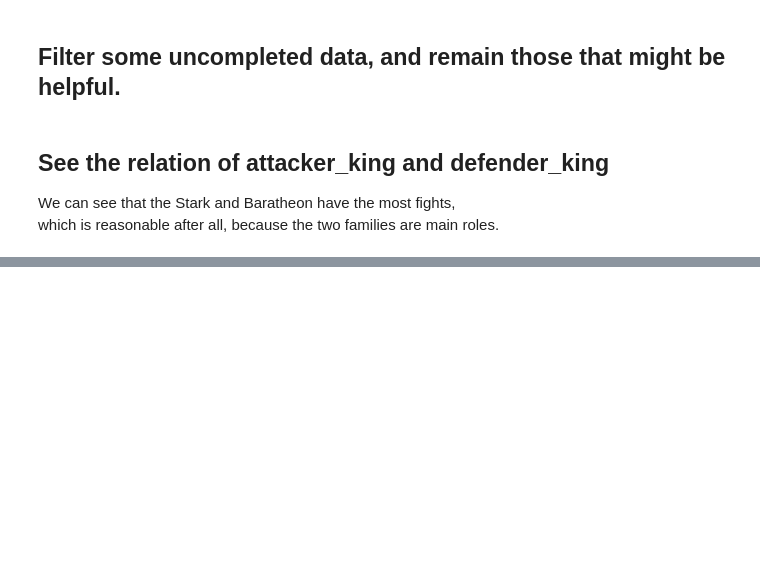
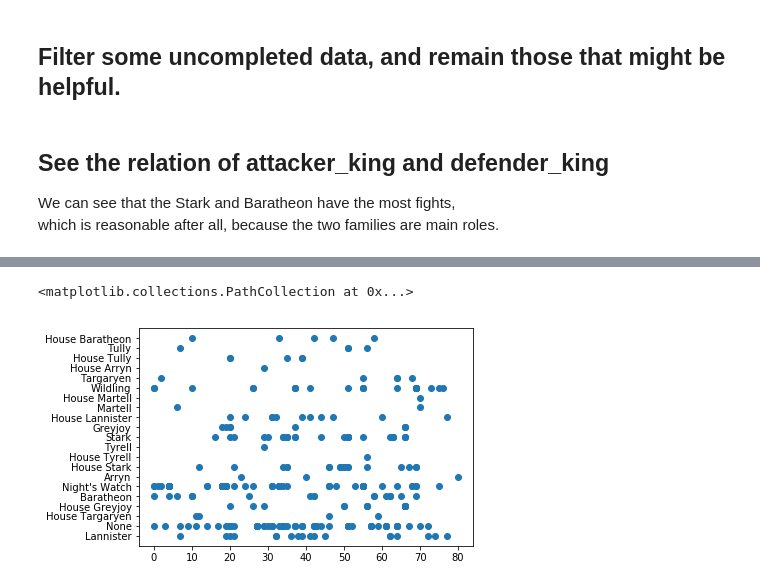
Before and after one commit to PengWenChen/FDA-Course, a Jupyter notebook: HW1/FDA_pratice_HW1_PART2.ipynb, the cells around one changed output, grey strips where cells are left out. Saved outputs shown, nothing was run; the diff lists cells and outputs as text; code cells hidden in the pictures; blank space fills up the shorter version.

```diff
--- a/HW1/FDA_pratice_HW1_PART2.ipynb
+++ b/HW1/FDA_pratice_HW1_PART2.ipynb
@@ -92,0 +136,13 @@ plt.show()
+# %%
+list1 = deaths['Allegiances'].tolist()
+list2 = deaths['Death Chapter'].tolist()
+allegiances = pd.DataFrame(
+    {"Allegiances": list1,
+     "Death Chapter": list2
+    }
+)
+# print(allegiances)
+plt.scatter(y = 'Allegiances', x = 'Death Chapter', data = allegiances)
+# %% [output]
+<matplotlib.collections.PathCollection at 0x...>
+[figure, added]
```
Also changed, not shown: parts of 10 cells of this notebook, 1 other file.
